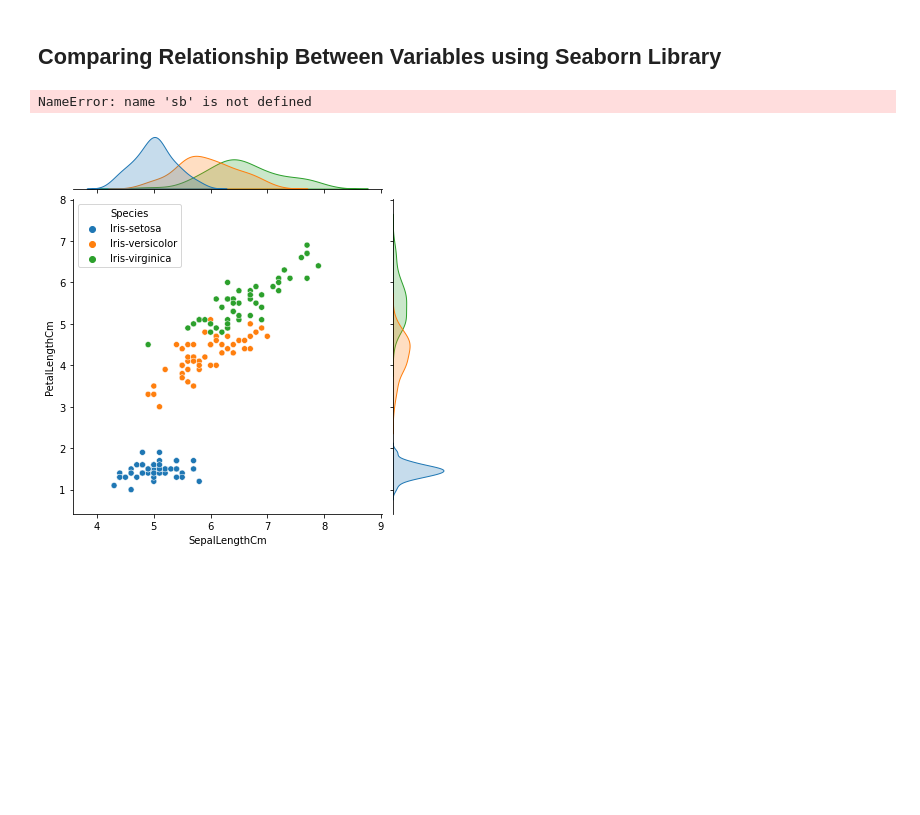
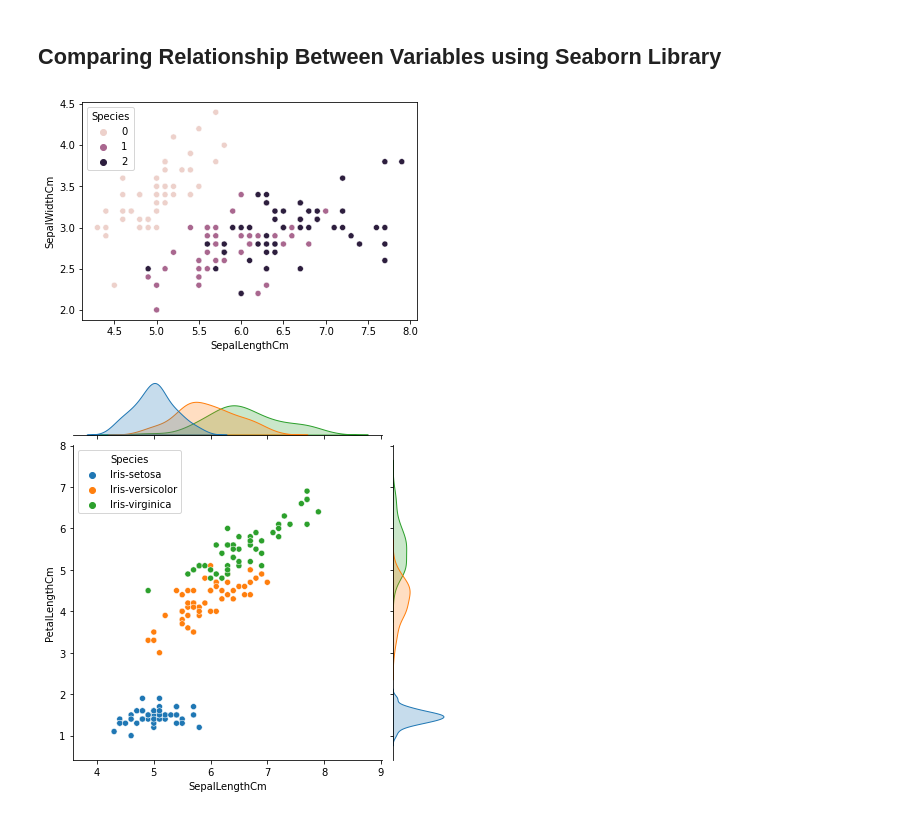
Before and after one commit to gdineshkumar97/LetsGrowMore_VIP_Data_Science_Dec2021, a Jupyter notebook: LetsGrowMore_Task1.ipynb, the cells around one changed output. Cells and saved outputs as stored; diff of their text form; code cells hidden in the pictures; blank space fills up the shorter version.

```diff
--- a/LetsGrowMore_Task1.ipynb
+++ b/LetsGrowMore_Task1.ipynb
@@ -149,10 +151,10 @@ Iris_data['SepalLengthCm'].hist( )
 # %% [markdown]
 ## Comparing Relationship Between Variables using Seaborn Library
 # %%
-sb.scatterplot(x='SepalLengthCm', y='SepalWidthCm', data=Iris_data, hue='Species')
+sns.scatterplot(x='SepalLengthCm', y='SepalWidthCm', data=Iris_data, hue='Species')
 plt.show()
 # %% [output]
-NameError: name 'sb' is not defined
+[figure, added]
 # %%
 sns.jointplot(x='SepalLengthCm',y='PetalLengthCm',data=Iris_data,hue='Species')
 plt.show()
```
Also changed, not shown: parts of 1 cell of this notebook.
